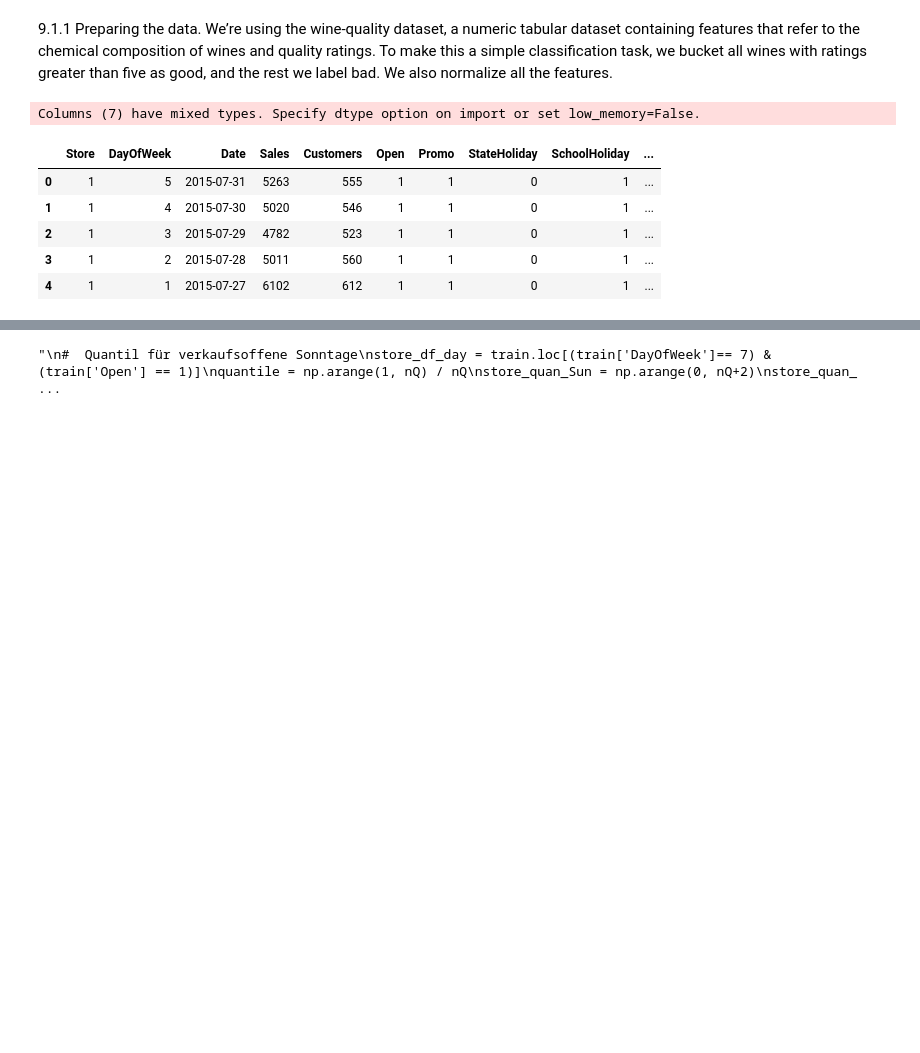
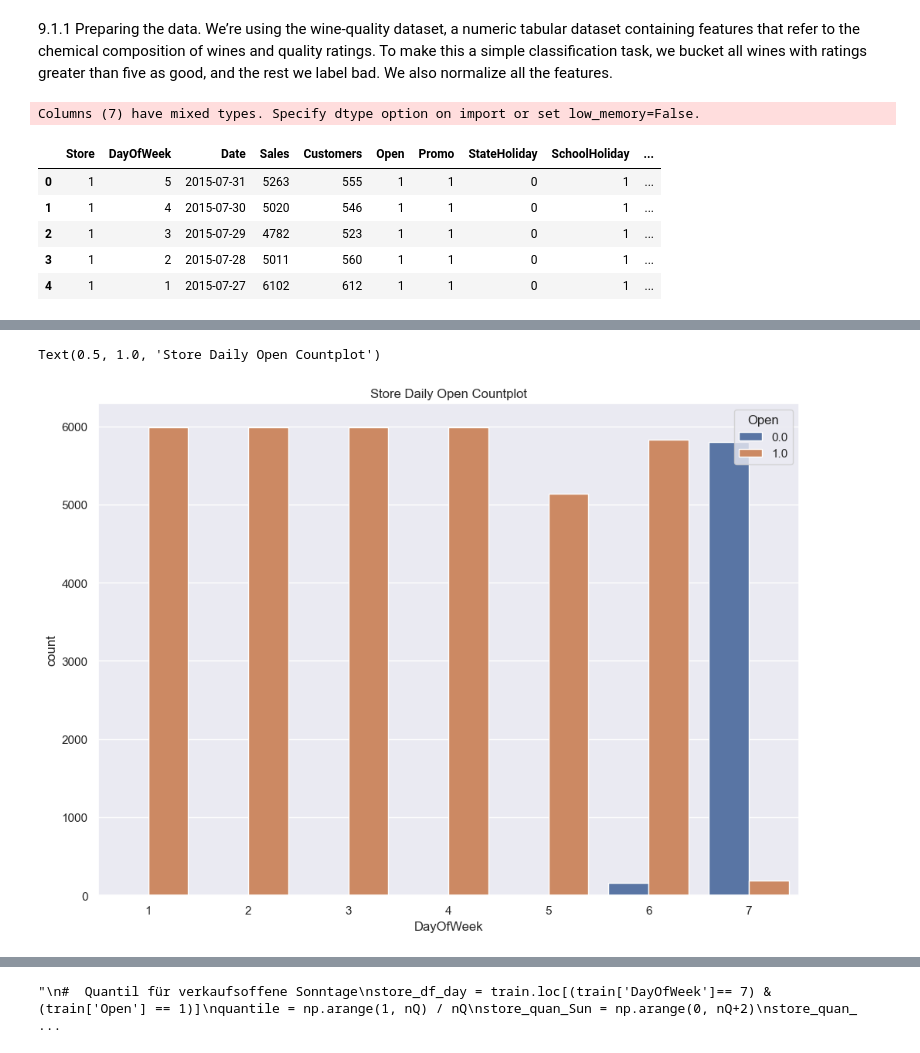
Before and after one commit to dietrichalex/cse, a Jupyter notebook: rossmann-XAI - Sales.ipynb, the cells around one changed output, grey strips where cells are left out. Saved outputs shown, nothing was run; the diff lists cells and outputs as text; code cells hidden in the pictures; blank space fills up the shorter version.

```diff
--- a/rossmann-XAI - Sales.ipynb
+++ b/rossmann-XAI - Sales.ipynb
@@ -39,0 +62,8 @@ train.head()
+# %%
+# check stores open distribution on days of week
+import seaborn as sns
+sns.countplot(x = 'DayOfWeek', hue = 'Open', data = test)
+plt.title('Store Daily Open Countplot')
+# %% [output]
+Text(0.5, 1.0, 'Store Daily Open Countplot')
+[figure, added]
```
Also changed, not shown: parts of 20 cells of this notebook.
